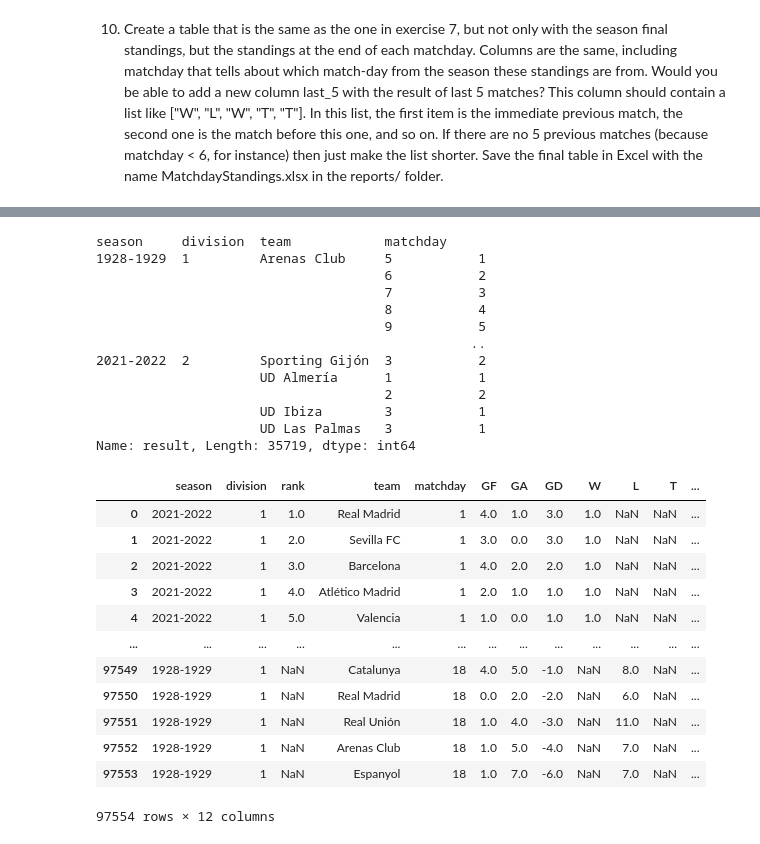
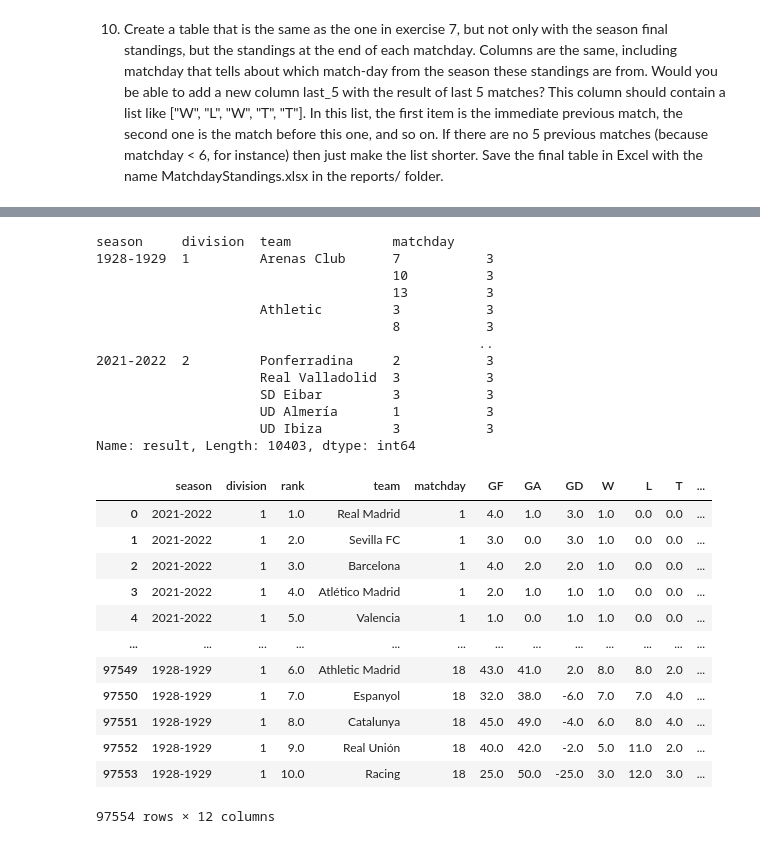
Before and after one commit to tinchit0/la-quiniela, a Jupyter notebook: analysis/LaLigaDataAnalysis.ipynb, the cells around one changed output, grey strips where cells are left out. Cells and saved outputs as stored; diff of their text form; code cells hidden in the pictures.

```diff
--- a/analysis/LaLigaDataAnalysis.ipynb
+++ b/analysis/LaLigaDataAnalysis.ipynb
@@ -552,7 +552,12 @@ points_tie2 = df_ranking[df_ranking["result"] == "tie"].groupby(["season", "divi
 points_tie2.index = points_tie2.index.set_names("team", level="away_team")
 points_visitor = df_ranking[df_ranking["result"] == "visitor"].groupby(["season", "division", "away_team", "matchday"])["result"].count() * 3
 points_visitor.index = points_visitor.index.set_names("team", level="away_team")
-points = points_home.add(points_tie1, fill_value=0).add(points_tie2, fill_value=0).add(points_visitor, fill_value=0).astype(int)
+points0_home = df_ranking[df_ranking["result"] == "visitor"].groupby(["season", "division", "home_team", "matchday"])["result"].count() * 0
+points0_home.index = points0_home.index.set_names("team", level="home_team")
+points0_visitor = df_ranking[df_ranking["result"] == "home"].groupby(["season", "division", "away_team", "matchday"])["result"].count() * 0
+points0_visitor.index = points0_visitor.index.set_names("team", level="away_team")
+
+points = points_home.add(points_tie1, fill_value=0).add(points_tie2, fill_value=0).add(points_visitor, fill_value=0).add(points0_home, fill_value=0).add(points0_visitor, fill_value=0).astype(int)
 
 loss_home = df_ranking[df_ranking["result"] == "visitor"].groupby(["season", "division", "home_team", "matchday"])["result"].count()
 loss_home.index = loss_home.index.set_names("team", level="home_team")
@@ -587,52 +592,58 @@ GA = goals_home.add(goals_visitor, fill_value=0)
 GD = GF - GA
 
 points = points.groupby(["season", "division", "team"]).cumsum()
-loss = loss.groupby(["season", "division", "team"]).cumsum()
-win = win.groupby(["season", "division", "team"]).cumsum()
-win
+GD = GD.groupby(["season", "division", "team"]).cumsum()
+GF = GF.groupby(["season", "division", "team"]).cumsum()
+GA = GA.groupby(["season", "division", "team"]).cumsum()
+
+win2 = win.add(loss * 0, fill_value=0).add(tie * 0, fill_value=0).groupby(["season", "division", "team"]).cumsum().astype(int)
+tie2 = tie.add(loss * 0, fill_value=0).add(win * 0, fill_value=0).groupby(["season", "division", "team"]).cumsum().astype(int)
+loss2 = loss.add(tie * 0, fill_value=0).add(win * 0, fill_value=0).groupby(["season", "division", "team"]).cumsum().astype(int)
+
+points_visitor
 # %% [output]
-season     division  team            matchday
-1928-1929  1         Arenas Club     5           1
-                                     6           2
-                                     7           3
-                                     8           4
-                                     9           5
-                                                ..
-2021-2022  2         Sporting Gijón  3           2
-                     UD Almería      1           1
-                                     2           2
-                     UD Ibiza        3           1
-                     UD Las Palmas   3           1
-Name: result, Length: 35719, dtype: int64
+season     division  team             matchday
+1928-1929  1         Arenas Club      7           3
+                                      10          3
+                                      13          3
+                     Athletic         3           3
+                                      8           3
+                                                 ..
+2021-2022  2         Ponferradina     2           3
+                     Real Valladolid  3           3
+                     SD Eibar         3           3
+                     UD Almería       1           3
+                     UD Ibiza         3           3
+Name: result, Length: 10403, dtype: int64
 # %%
 df_result = pd.DataFrame({
     "GF": GF,
     "GA": GA,
     "GD": GD,
-    "W": win,
-    "L": loss,
-    "T": tie,
+    "W": win2,
+    "L": loss2,
+    "T": tie2,
     "Pts": points
 }).reset_index()
 
 def add_ranking(df):
     df.insert(2, "rank", df["Pts"].rank(ascending=False, method="first"))
     return df
 df_result = df_result.reset_index(drop=True).sort_values(["Pts", "GD", "GF"], ascending=[False, False, False]).reset_index(drop=True)
 df_result = df_result.groupby(["season", "division", "matchday"]).apply(add_ranking).reset_index(drop=True).sort_values(["season", "division", "matchday"], ascending=[False, True, True]).reset_index(drop=True)
 
 df_result
 # %% [output]
 |  | season | division | rank | team | matchday | GF | GA | GD | W | L | T | ... |
-| 0 | 2021-2022 | 1 | 1.0 | Real Madrid | 1 | 4.0 | 1.0 | 3.0 | 1.0 | NaN | NaN | ... |
-| 1 | 2021-2022 | 1 | 2.0 | Sevilla FC | 1 | 3.0 | 0.0 | 3.0 | 1.0 | NaN | NaN | ... |
-| 2 | 2021-2022 | 1 | 3.0 | Barcelona | 1 | 4.0 | 2.0 | 2.0 | 1.0 | NaN | NaN | ... |
-| 3 | 2021-2022 | 1 | 4.0 | Atlético Madrid | 1 | 2.0 | 1.0 | 1.0 | 1.0 | NaN | NaN | ... |
-| 4 | 2021-2022 | 1 | 5.0 | Valencia | 1 | 1.0 | 0.0 | 1.0 | 1.0 | NaN | NaN | ... |
+| 0 | 2021-2022 | 1 | 1.0 | Real Madrid | 1 | 4.0 | 1.0 | 3.0 | 1.0 | 0.0 | 0.0 | ... |
+| 1 | 2021-2022 | 1 | 2.0 | Sevilla FC | 1 | 3.0 | 0.0 | 3.0 | 1.0 | 0.0 | 0.0 | ... |
+| 2 | 2021-2022 | 1 | 3.0 | Barcelona | 1 | 4.0 | 2.0 | 2.0 | 1.0 | 0.0 | 0.0 | ... |
+| 3 | 2021-2022 | 1 | 4.0 | Atlético Madrid | 1 | 2.0 | 1.0 | 1.0 | 1.0 | 0.0 | 0.0 | ... |
+| 4 | 2021-2022 | 1 | 5.0 | Valencia | 1 | 1.0 | 0.0 | 1.0 | 1.0 | 0.0 | 0.0 | ... |
 | ... | ... | ... | ... | ... | ... | ... | ... | ... | ... | ... | ... | ... |
-| 97549 | 1928-1929 | 1 | NaN | Catalunya | 18 | 4.0 | 5.0 | -1.0 | NaN | 8.0 | NaN | ... |
-| 97550 | 1928-1929 | 1 | NaN | Real Madrid | 18 | 0.0 | 2.0 | -2.0 | NaN | 6.0 | NaN | ... |
-| 97551 | 1928-1929 | 1 | NaN | Real Unión | 18 | 1.0 | 4.0 | -3.0 | NaN | 11.0 | NaN | ... |
-| 97552 | 1928-1929 | 1 | NaN | Arenas Club | 18 | 1.0 | 5.0 | -4.0 | NaN | 7.0 | NaN | ... |
-| 97553 | 1928-1929 | 1 | NaN | Espanyol | 18 | 1.0 | 7.0 | -6.0 | NaN | 7.0 | NaN | ... |
+| 97549 | 1928-1929 | 1 | 6.0 | Athletic Madrid | 18 | 43.0 | 41.0 | 2.0 | 8.0 | 8.0 | 2.0 | ... |
+| 97550 | 1928-1929 | 1 | 7.0 | Espanyol | 18 | 32.0 | 38.0 | -6.0 | 7.0 | 7.0 | 4.0 | ... |
+| 97551 | 1928-1929 | 1 | 8.0 | Catalunya | 18 | 45.0 | 49.0 | -4.0 | 6.0 | 8.0 | 4.0 | ... |
+| 97552 | 1928-1929 | 1 | 9.0 | Real Unión | 18 | 40.0 | 42.0 | -2.0 | 5.0 | 11.0 | 2.0 | ... |
+| 97553 | 1928-1929 | 1 | 10.0 | Racing | 18 | 25.0 | 50.0 | -25.0 | 3.0 | 12.0 | 3.0 | ... |
 97554 rows × 12 columns
```
Also changed, not shown: parts of 4 cells of this notebook.
